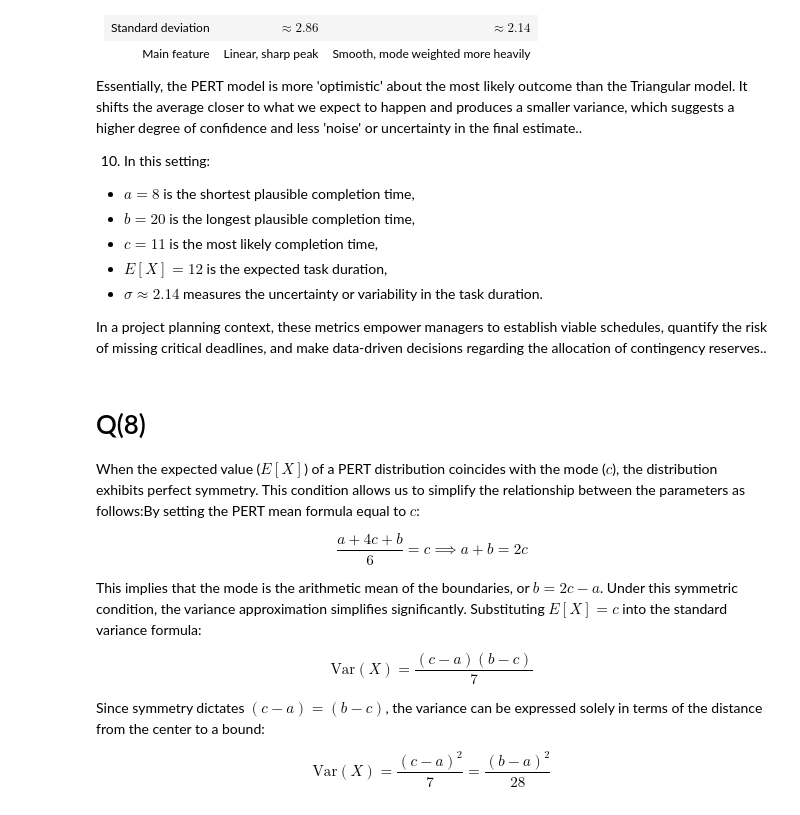
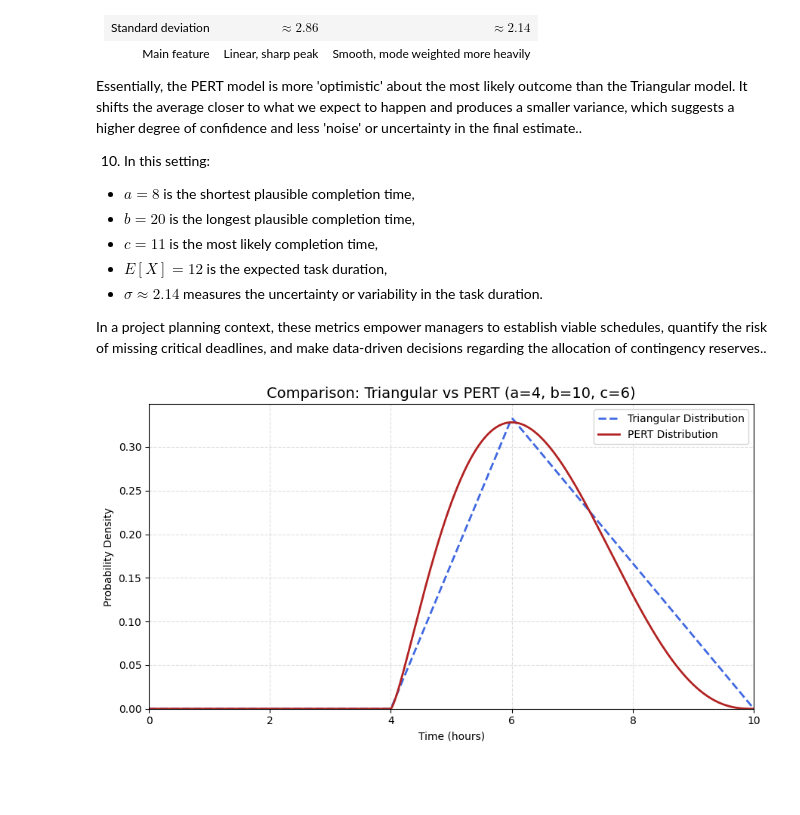
Before and after one commit to DilshanNimsara/Statistical-Learning-e22024, a Jupyter notebook: e22024_Assignment_2_Probability_Densities.ipynb, the cells around one changed output. Saved outputs shown, nothing was run; the diff lists cells and outputs as text; code cells hidden in the pictures; blank space fills up the shorter version.

```diff
--- a/e22024_Assignment_2_Probability_Densities.ipynb
+++ b/e22024_Assignment_2_Probability_Densities.ipynb
@@ -426,74 +462,43 @@ Essentially, the PERT model is more 'optimistic' about the most likely outcome t
 In a project planning context, these metrics empower managers to establish viable schedules, quantify the risk of missing critical deadlines, and make data-driven decisions regarding the allocation of contingency reserves..
 # %%
 import numpy as np
-import plotly.graph_objects as go
+import matplotlib.pyplot as plt
 from scipy.stats import triang, beta
 
 # Parameters
 a = 4
 b = 10
 c_mode = 6
 
-# --- Triangular Distribution Calculation ---
-# Scipy parametrization for Triangular
+# --- Triangular Distribution ---
 c_scipy = (c_mode - a) / (b - a)
 loc = a
 scale = b - a
 
-# --- PERT Distribution Calculation ---
-# PERT is a Beta distribution with specific alpha and beta parameters
-# alpha = 1 + 4 * (c - a) / (b - a)
-# beta = 1 + 4 * (b - c) / (b - a)
+# --- PERT Distribution (Beta with PERT parameters) ---
 alpha_pert = 1 + 4 * (c_mode - a) / (b - a)
-beta_pert = 1 + 4 * (b - c_mode) / (b - a)
+beta_pert  = 1 + 4 * (b - c_mode) / (b - a)
 
 # Generate data points
 x = np.linspace(0, b, 500)
 y_triang = triang.pdf(x, c=c_scipy, loc=loc, scale=scale)
-y_pert = beta.pdf(x, alpha_pert, beta_pert, loc=a, scale=b-a)
+y_pert   = beta.pdf(x, alpha_pert, beta_pert, loc=a, scale=b - a)
 
-# Create the Plotly figure
-fig = go.Figure()
+# Plot
+fig, ax = plt.subplots(figsize=(9, 5))
 
-# Add Triangular Distribution
-fig.add_trace(go.Scatter(
-    x=x,
-    y=y_triang,
-    mode='lines',
-    name='Triangular Distribution',
-    line=dict(color='royalblue', width=2, dash='dash')
-))
+ax.plot(x, y_triang, color='royalblue', linewidth=2, linestyle='--', label='Triangular Distribution')
+ax.plot(x, y_pert,   color='firebrick', linewidth=2,                  label='PERT Distribution')
 
-# Add PERT Distribution
-fig.add_trace(go.Scatter(
-    x=x,
-    y=y_pert,
-    mode='lines',
-    name='PERT Distribution',
-    line=dict(color='firebrick', width=2)
-))
+ax.set_title(f'Comparison: Triangular vs PERT (a={a}, b={b}, c={c_mode})', fontsize=14)
+ax.set_xlabel('Time (hours)')
+ax.set_ylabel('Probability Density')
+ax.set_xlim(0, b)
+ax.set_ylim(bottom=0)
+ax.legend()
+ax.grid(True, linestyle='--', alpha=0.4)
 
-# Layout updates
-fig.update_layout(
-    title=f'Comparison: Triangular vs PERT (a={a}, b={b}, c={c_mode})',
-    xaxis_title='Time (hours)',
-    yaxis_title='Probability Density',
-    template='plotly_white'
-)
-
-# Display the plot
-fig.show()
+plt.tight_layout()
+plt.show()
+# %% [output]
+[figure, added]
-# %% [markdown]
-# Q(8)
-
-When the expected value ($E[X]$) of a PERT distribution coincides with the mode ($c$), the distribution exhibits perfect symmetry. This condition allows us to simplify the relationship between the parameters as follows:By setting the PERT mean formula equal to $c$:
-
-$$\frac{a+4c+b}{6} = c \implies a+b = 2c$$
-
-This implies that the mode is the arithmetic mean of the boundaries, or $b = 2c - a$. Under this symmetric condition, the variance approximation simplifies significantly. Substituting $E[X] = c$ into the standard variance formula:
-
-$$\text{Var}(X) = \frac{(c-a)(b-c)}{7}$$
-
-Since symmetry dictates $(c-a) = (b-c)$, the variance can be expressed solely in terms of the distance from the center to a bound:
-
-$$\text{Var}(X) = \frac{(c-a)^2}{7} = \frac{(b-a)^2}{28}$$
```
Also changed, not shown: parts of 4 cells of this notebook.
